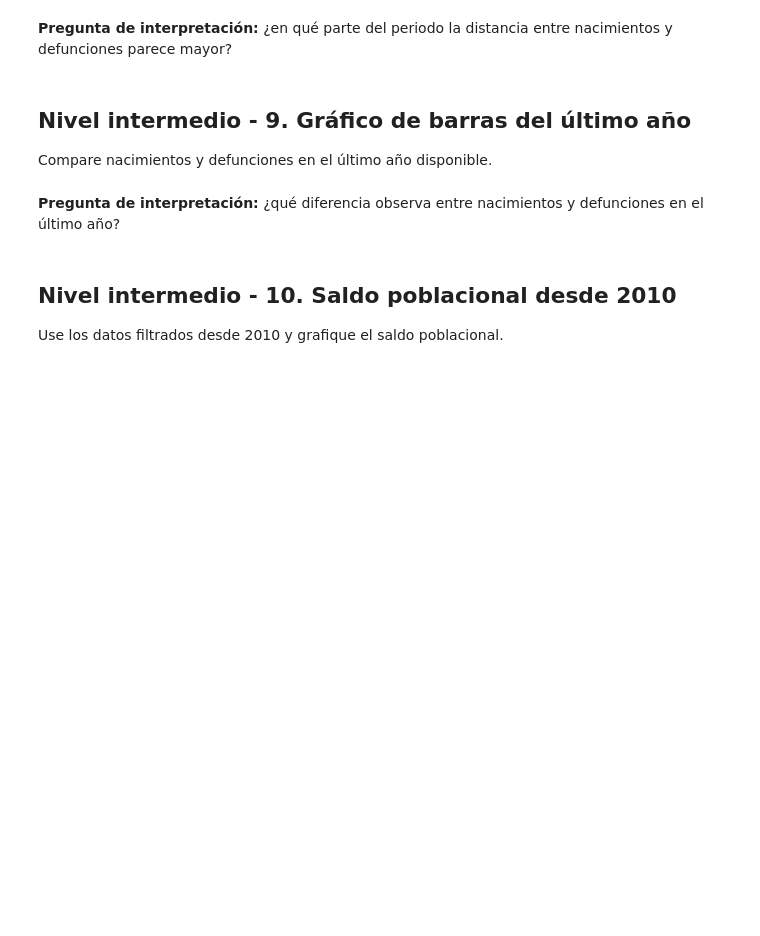
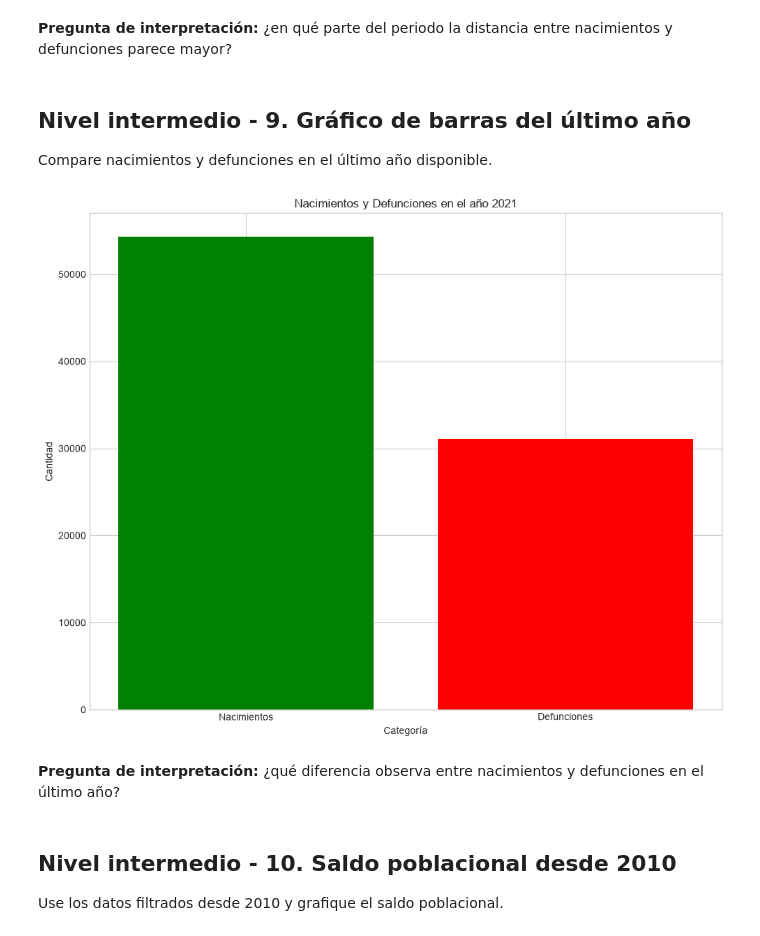
Before and after one commit to rmvargas79-beep/2026C2-G01-FUNDAMENTOS-DE-PYTHON, a Jupyter notebook: NOTEBOOKS/Clase 12/02 - Practicar Matplotlib.ipynb, the cells around one changed output. Saved outputs shown, nothing was run; the diff lists cells and outputs as text; code cells hidden in the pictures; blank space fills up the shorter version.

```diff
--- a/NOTEBOOKS/Clase 12/02 - Practicar Matplotlib.ipynb
+++ b/NOTEBOOKS/Clase 12/02 - Practicar Matplotlib.ipynb
@@ -177,16 +200,26 @@ Cree un gráfico con dos líneas y una leyenda.
 Compare nacimientos y defunciones en el último año disponible.
 # %%
 # TODO: obtenga el último año disponible con df["Año"].max()
-# ultimo_anio = ...
+ultimo_anio = df["Año"].max()
 
 # TODO: filtre la fila del último año
-# datos_ultimo_anio = ...
+datos_ultimo_anio = df[df["Año"] == ultimo_anio]
 
 # TODO: cree listas para categorias y valores
-# categorias = ["Nacimientos", "Defunciones"]
-# valores = ...
+categorias = ["Nacimientos", "Defunciones"]
+valores = [datos_ultimo_anio["Nacimientos"].values[0], datos_ultimo_anio["Defunciones"].values[0]]
 
 # TODO: cree un gráfico de barras con título y etiquetas
+
+plt.figure(figsize=(10, 8))
+plt.bar(categorias, valores, color=["green", "red"])
+plt.title(f"Nacimientos y Defunciones en el año {ultimo_anio}")
+plt.xlabel("Categoría")
+plt.ylabel("Cantidad")
+plt.tight_layout()
+plt.show()
+# %% [output]
+[figure, added]
 # %% [markdown]
 **Pregunta de interpretación:** ¿qué diferencia observa entre nacimientos y defunciones en el último año?
 # %% [markdown]
```
Also changed, not shown: parts of 3 cells of this notebook.
